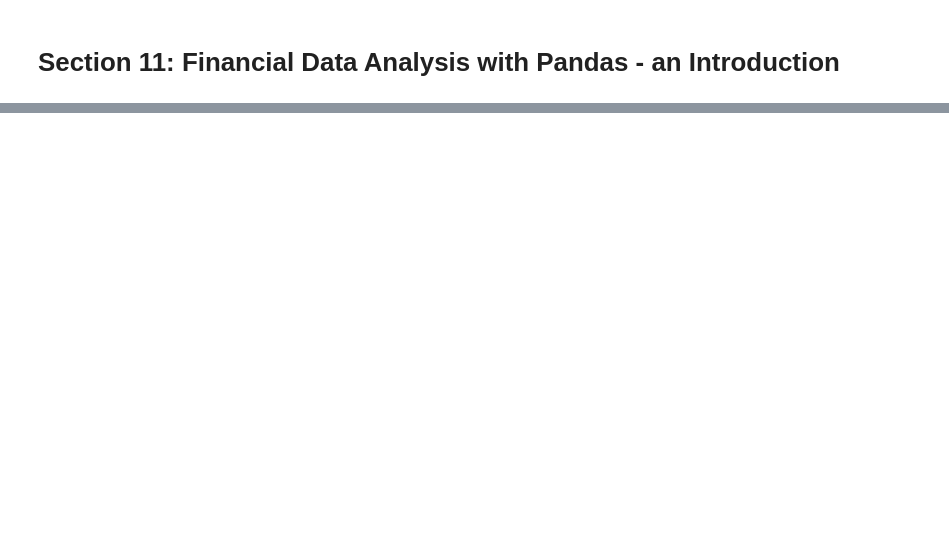
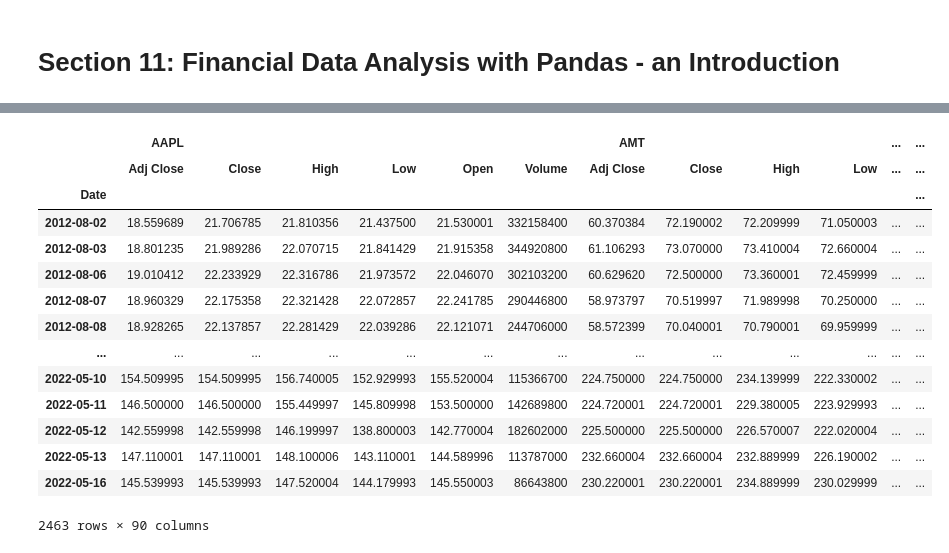
Before and after one commit to sidhlee/data-science-and-machine-learning, a Jupyter notebook: courses/algo-trade-a-z/part2_pandas-for-financial-data-analysis-and-intro-to-oop/11_financial-data-analysis-with-pandas.ipynb, the cells around one changed output, grey strips where cells are left out. Cells and saved outputs as stored; diff of their text form; code cells hidden in the pictures; blank space fills up the shorter version.

```diff
--- a/courses/algo-trade-a-z/part2_pandas-for-financial-data-analysis-and-intro-to-oop/11_financial-data-analysis-with-pandas.ipynb
+++ b/courses/algo-trade-a-z/part2_pandas-for-financial-data-analysis-and-intro-to-oop/11_financial-data-analysis-with-pandas.ipynb
@@ -25,0 +224,19 @@ import yfinance as yf
+# %%
+# after swapping the index level, you would normally want to sort by the new main index
+stocks.swaplevel(axis=1).sort_index(axis=1)
+# %% [output]
+|  | AAPL |  |  |  |  |  | AMT |  |  |  | ... | ... |
+|  | Adj Close | Close | High | Low | Open | Volume | Adj Close | Close | High | Low | ... | ... |
+| Date |  |  |  |  |  |  |  |  |  |  |  | ... |
+| 2012-08-02 | 18.559689 | 21.706785 | 21.810356 | 21.437500 | 21.530001 | 332158400 | 60.370384 | 72.190002 | 72.209999 | 71.050003 | ... | ... |
+| 2012-08-03 | 18.801235 | 21.989286 | 22.070715 | 21.841429 | 21.915358 | 344920800 | 61.106293 | 73.070000 | 73.410004 | 72.660004 | ... | ... |
+| 2012-08-06 | 19.010412 | 22.233929 | 22.316786 | 21.973572 | 22.046070 | 302103200 | 60.629620 | 72.500000 | 73.360001 | 72.459999 | ... | ... |
+| 2012-08-07 | 18.960329 | 22.175358 | 22.321428 | 22.072857 | 22.241785 | 290446800 | 58.973797 | 70.519997 | 71.989998 | 70.250000 | ... | ... |
+| 2012-08-08 | 18.928265 | 22.137857 | 22.281429 | 22.039286 | 22.121071 | 244706000 | 58.572399 | 70.040001 | 70.790001 | 69.959999 | ... | ... |
+| ... | ... | ... | ... | ... | ... | ... | ... | ... | ... | ... | ... | ... |
+| 2022-05-10 | 154.509995 | 154.509995 | 156.740005 | 152.929993 | 155.520004 | 115366700 | 224.750000 | 224.750000 | 234.139999 | 222.330002 | ... | ... |
+| 2022-05-11 | 146.500000 | 146.500000 | 155.449997 | 145.809998 | 153.500000 | 142689800 | 224.720001 | 224.720001 | 229.380005 | 223.929993 | ... | ... |
+| 2022-05-12 | 142.559998 | 142.559998 | 146.199997 | 138.800003 | 142.770004 | 182602000 | 225.500000 | 225.500000 | 226.570007 | 222.020004 | ... | ... |
+| 2022-05-13 | 147.110001 | 147.110001 | 148.100006 | 143.110001 | 144.589996 | 113787000 | 232.660004 | 232.660004 | 232.889999 | 226.190002 | ... | ... |
+| 2022-05-16 | 145.539993 | 145.539993 | 147.520004 | 144.179993 | 145.550003 | 86643800 | 230.220001 | 230.220001 | 234.889999 | 230.029999 | ... | ... |
+2463 rows × 90 columns
```
Also changed, not shown: parts of 16 cells of this notebook, 1 other file.
